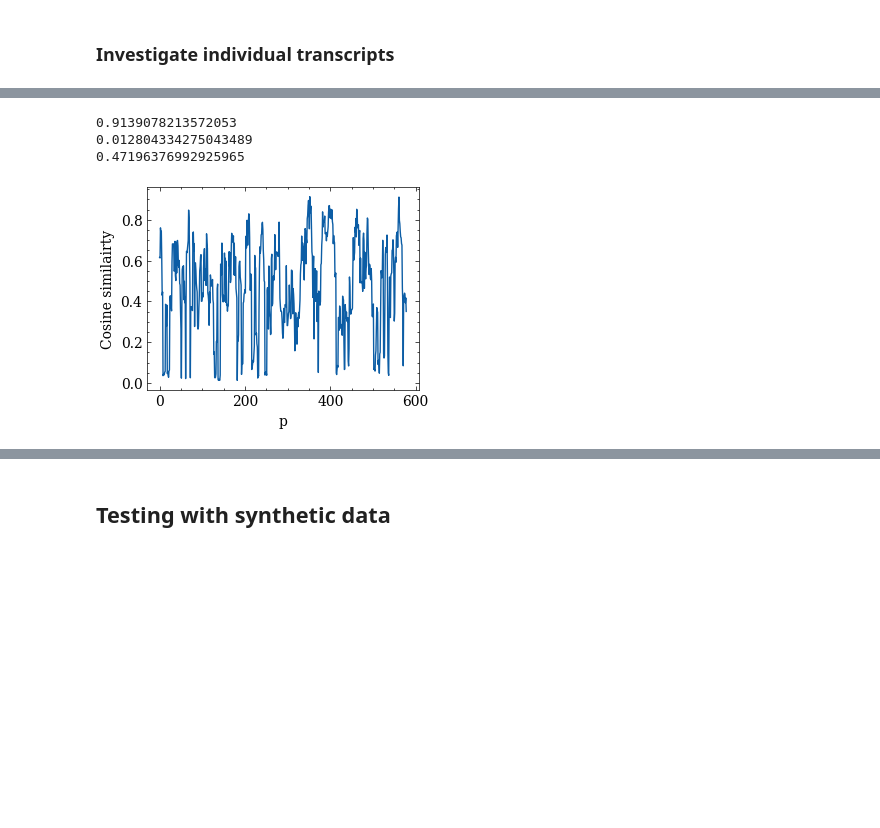
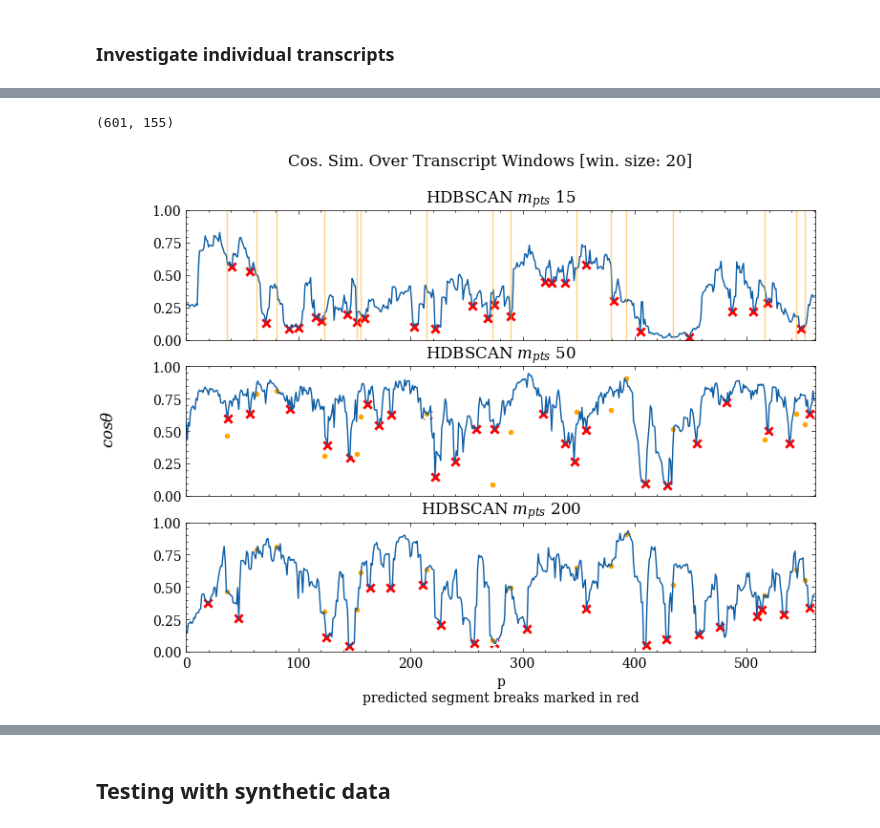
Before and after one commit to OskarMunck/Thesis, a Jupyter notebook: 4.topic_tiling.ipynb, the cells around one changed output, grey strips where cells are left out. Drawn from its saved outputs; the diff is of its cells as text; code cells hidden in the pictures; blank space fills up the shorter version.

```diff
--- a/4.topic_tiling.ipynb
+++ b/4.topic_tiling.ipynb
@@ -479,17 +432,63 @@ pipeline_df.head()
-# %%
-figure = figsize=(6, 4.6)
-smothed_probs = smoothing(pipeline_df, threshold=0.0000001)
-cos_sims = window_cosine_sim(smothed_probs, 10)
-print(cos_sims.max())
-print(cos_sims.min())
-print(cos_sims.mean())
-sns.lineplot(cos_sims)
-plt.ylabel('Cosine similairty')
-plt.xlabel('p')
-plt.show()
-# Sentence, HDBSCAN 200, window 2, height 0.95
-# %% [output]
-0.9139078213572053
-0.012804334275043489
-0.47196376992925965
-[figure, removed]
+# %%
+# Analyse same transcript over all cluster models
+sent_proba15 = np.load('../Thesis/annotated_probabilities_msize15/proba_dens_vec_msize15_0ZGQ63222rqX5TD5ZrMmcN.npy')
+sent_proba50 = np.load('../Thesis/annotated_probabilities_msize50/proba_dens_vec_msiz500ZGQ63222rqX5TD5ZrMmcN.npy')
+sent_proba200 = np.load('../Thesis/annotated_probabilities_msize200/proba_dens_vec_msize200_0ZGQ63222rqX5TD5ZrMmcN.npy')
+print(sent_proba200.shape)
+
+# make dataframe for processing and get properties
+pipeline_df15 = pd.DataFrame({"sentence_no":[i for i in range(len(sent_proba15))], "topic_probs": sent_proba15.tolist()})
+pipeline_df50 = pd.DataFrame({"sentence_no":[i for i in range(len(sent_proba50))], "topic_probs": sent_proba50.tolist()})
+pipeline_df200 = pd.DataFrame({"sentence_no":[i for i in range(len(sent_proba200))], "topic_probs": sent_proba200.tolist()})
+
+smooth15 = smoothing(pipeline_df15, threshold=1e-20)
+smooth50 = smoothing(pipeline_df50, threshold=1e-20)
+smooth200 = smoothing(pipeline_df200, threshold=1e-20)
+
+win = 20
+cos_sims15 = window_cosine_sim(smooth15, window_size=win)
+cos_sims50 = window_cosine_sim(smooth50, window_size=win)
+cos_sims200 = window_cosine_sim(smooth200, window_size=win)
+
+bounds15 = segmentation_main_call(pipeline_df15, print_state_min=False, print_state_depth=False, window=win, height=0.95)
+boundaries_np15 = np.array(bounds15) - win
+bounds50 = segmentation_main_call(pipeline_df50, print_state_min=False, print_state_depth=False, window=win, height=0.95)
+boundaries_np50 = np.array(bounds50) - win
+bounds200 = segmentation_main_call(pipeline_df200, print_state_min=False, print_state_depth=False, window=win, height=0.95)
+boundaries_np200 = np.array(bounds200) - win
+
+# get actual breaks
+actual = pd.read_pickle('annotations.pkl')
+actual_bounds_for_plotting = actual[actual.episode_id=='0ZGQ63222rqX5TD5ZrMmcN'].iloc[0,2]
+actual_bounds_for_plotting_np = np.array(actual_bounds_for_plotting) - win*2  # compensate for position
+
+# plot same transcript over all cluster models
+plt.style.use(['science','no-latex'])
+fig, axs = plt.subplots(3,1, figsize=(8.5, 6), sharey=True, sharex=True)
+
+sns.lineplot(cos_sims15, ax=axs[0])
+sns.lineplot(cos_sims50, ax=axs[1])
+sns.lineplot(cos_sims200, ax=axs[2])
+sns.scatterplot(x= boundaries_np15, y=cos_sims15[boundaries_np15], marker="x", linewidth=2, color='r', ax=axs[0])
+sns.scatterplot(x= boundaries_np50, y=cos_sims50[boundaries_np50], marker="x", linewidth=2, color='r', ax=axs[1])
+sns.scatterplot(x= boundaries_np200, y=cos_sims200[boundaries_np200], marker="x", linewidth=2, color='r', ax=axs[2])
+for line in actual_bounds_for_plotting_np:
+    axs[0].axvline(line, color='orange', alpha=0.5)
+# sns.scatterplot(x= actual_bounds_for_plotting_np, y=cos_sims200[actual_bounds_for_plotting_np], marker="o", linewidth=2, color='orange', ax=axs[0])
+sns.scatterplot(x= actual_bounds_for_plotting_np, y=cos_sims200[actual_bounds_for_plotting_np], marker="o", linewidth=2, color='orange', ax=axs[1])
+sns.scatterplot(x= actual_bounds_for_plotting_np, y=cos_sims200[actual_bounds_for_plotting_np], marker="o", linewidth=2, color='orange', ax=axs[2])
+
+axs[0].set_title('HDBSCAN $m_{pts}$ 15')
+axs[1].set_title('HDBSCAN $m_{pts}$ 50')
+axs[2].set_title('HDBSCAN $m_{pts}$ 200')
+
+axs[0].set_ylim(bottom=0, top=1)
+axs[0].set_xlim(left=0, right=len(cos_sims15))
+axs[2].set_xlabel("p\npredicted segment breaks marked in red")
+fig.supylabel(r"$cos \theta$")
+fig.suptitle(f"Cos. Sim. Over Transcript Windows [win. size: {win}]")
+
+plt.show()
+# %% [output]
+(601, 155)
+[figure, added]
```
Also changed, not shown: parts of 15 cells of this notebook.
